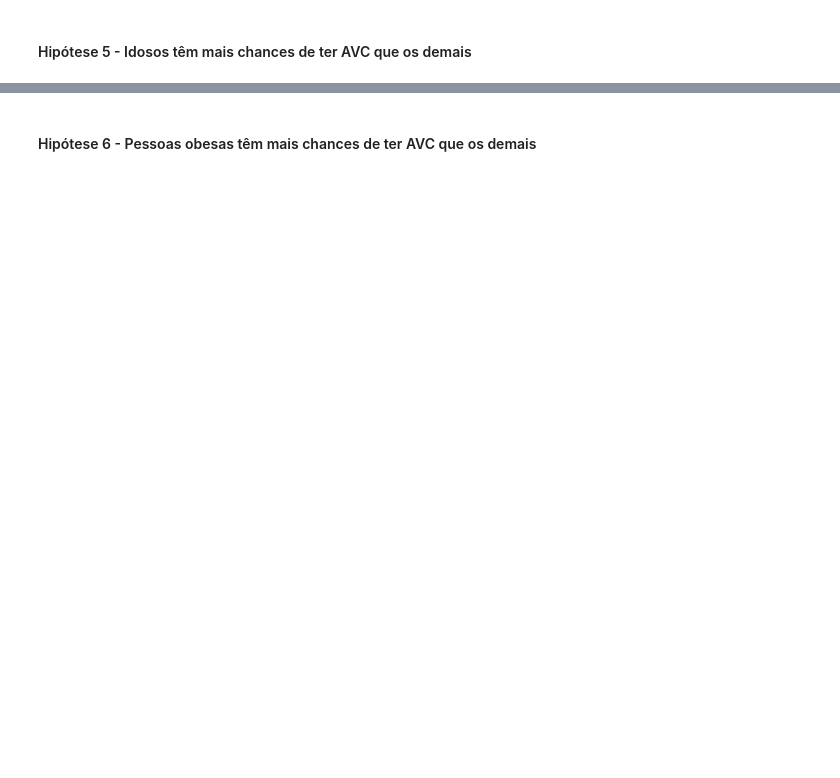
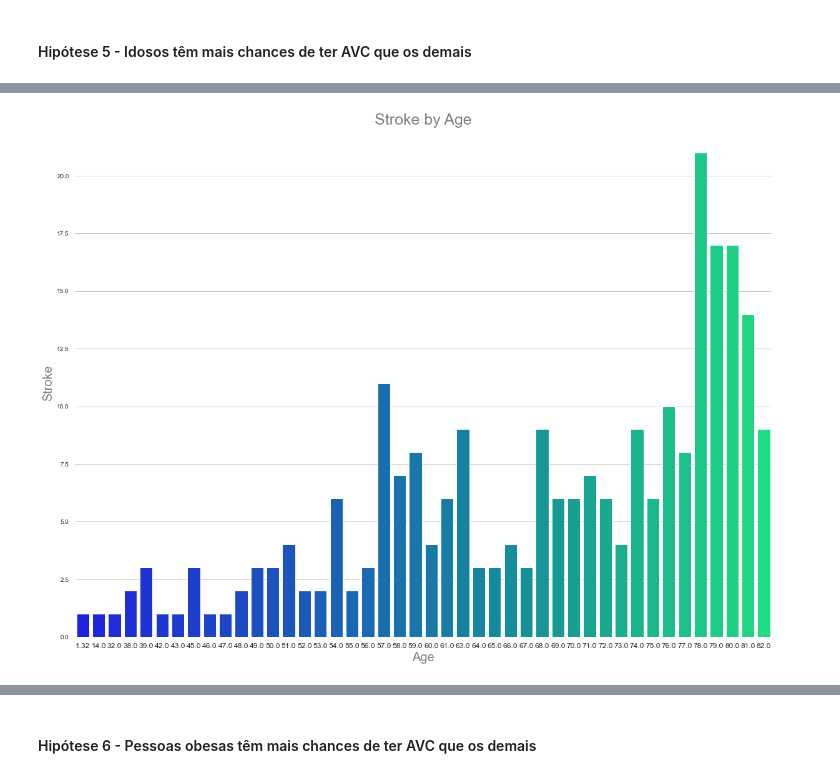
Before and after one commit to lucasanhenrique/stroke_prediction, a Jupyter notebook: notebook/stroke_prediction.ipynb, the cells around one changed output, grey strips where cells are left out. Saved outputs shown, nothing was run; the diff lists cells and outputs as text; code cells hidden in the pictures; blank space fills up the shorter version.

```diff
--- a/notebook/stroke_prediction.ipynb
+++ b/notebook/stroke_prediction.ipynb
@@ -461,0 +516,13 @@ FALSA - Mulheres tiveram mais AVC que homens
+# %%
+plt.figure(figsize(20,15))
+aux3 = df4[df4['stroke'] == 1][['age', 'stroke']].groupby('age').sum().reset_index()
+sns.barplot( x = 'age', y = 'stroke', data = aux3, palette = 'winter' );
+plt.title('Stroke by Age', size = 25, color = 'grey')
+sns.set_style("whitegrid")
+sns.despine( bottom = True, left = True)
+plt.xticks(size = 12)
+plt.yticks(size = 10)
+plt.xlabel("Age", size = 20, color = 'grey')
+plt.ylabel("Stroke", size = 20, color = 'grey');
+# %% [output]
+[figure, added]
```
Also changed, not shown: parts of 60 cells of this notebook.
